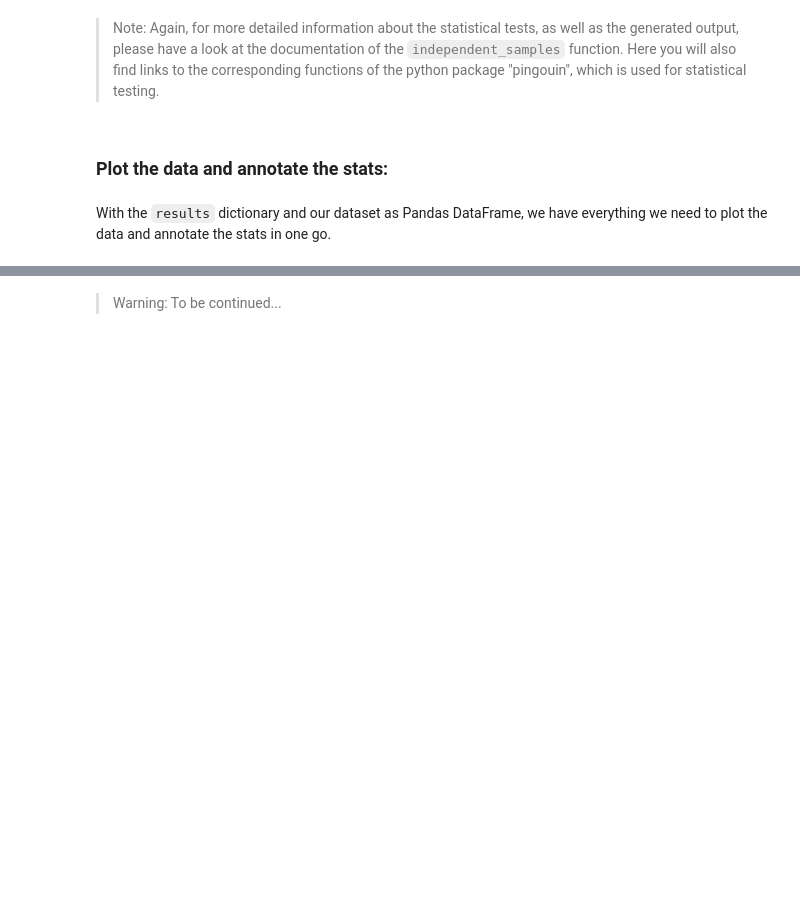
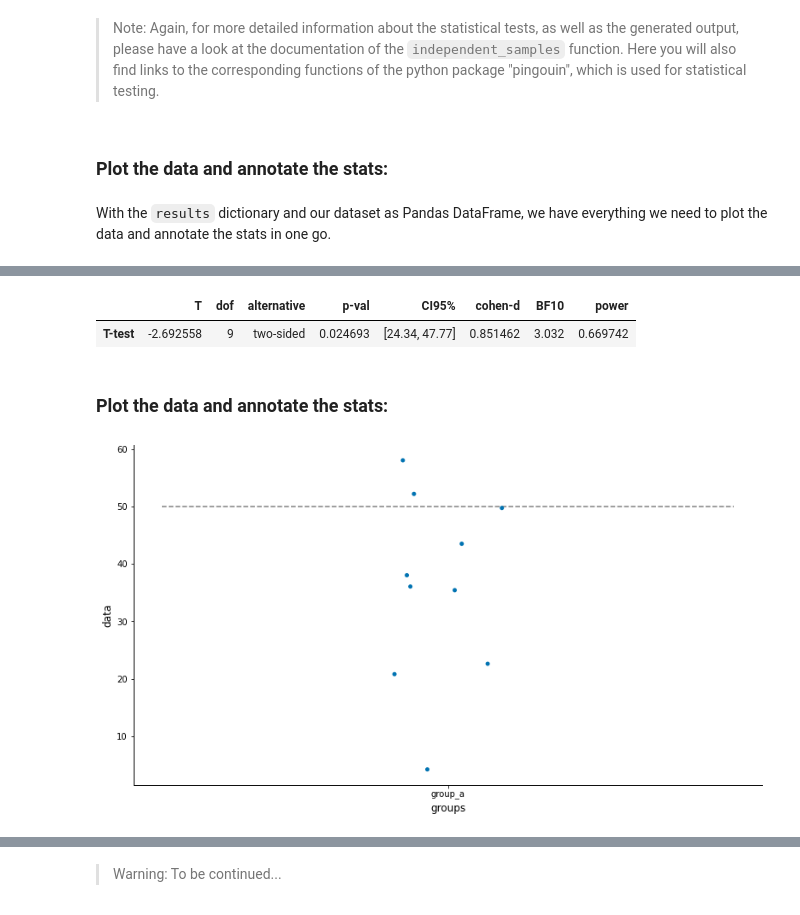
Before and after one commit to Defense-Circuits-Lab/stats_n_plots, a Jupyter notebook: 03_api_tutorial.ipynb, the cells around one changed output, grey strips where cells are left out. Saved outputs shown, nothing was run; the diff lists cells and outputs as text; code cells hidden in the pictures; blank space fills up the shorter version.

```diff
--- a/03_api_tutorial.ipynb
+++ b/03_api_tutorial.ipynb
@@ -76,0 +130,7 @@ plots.plot_independent_samples(df, plot_type = 'stripplot')
+# %%
+import pandas as pd
+
+file_url = 'https://raw.githubusercontent.com/DSegebarth/dcl_stats_n_plots/master/test_data/one_sample_significant.csv'
+
+df = pd.read_csv(file_url)
+df.head()
@@ -76,0 +144,17 @@ plots.plot_independent_samples(df, plot_type = 'stripplot')
+# %%
+from dcl_stats_n_plots import stats
+
+results = stats.one_sample(df)
+
+results['summary']['pairwise_comparisons']
+# %% [output]
+|  | T | dof | alternative | p-val | CI95% | cohen-d | BF10 | power |
+| T-test | -2.692558 | 9 | two-sided | 0.024693 | [24.34, 47.77] | 0.851462 | 3.032 | 0.669742 |
+# %% [markdown]
+### Plot the data and annotate the stats:
+# %%
+from dcl_stats_n_plots import plots
+
+plots.plot_one_sample(df, plot_type = 'stripplot')
+# %% [output]
+[figure, added]
```
Also changed, not shown: parts of 35 cells of this notebook, 5 other files.
